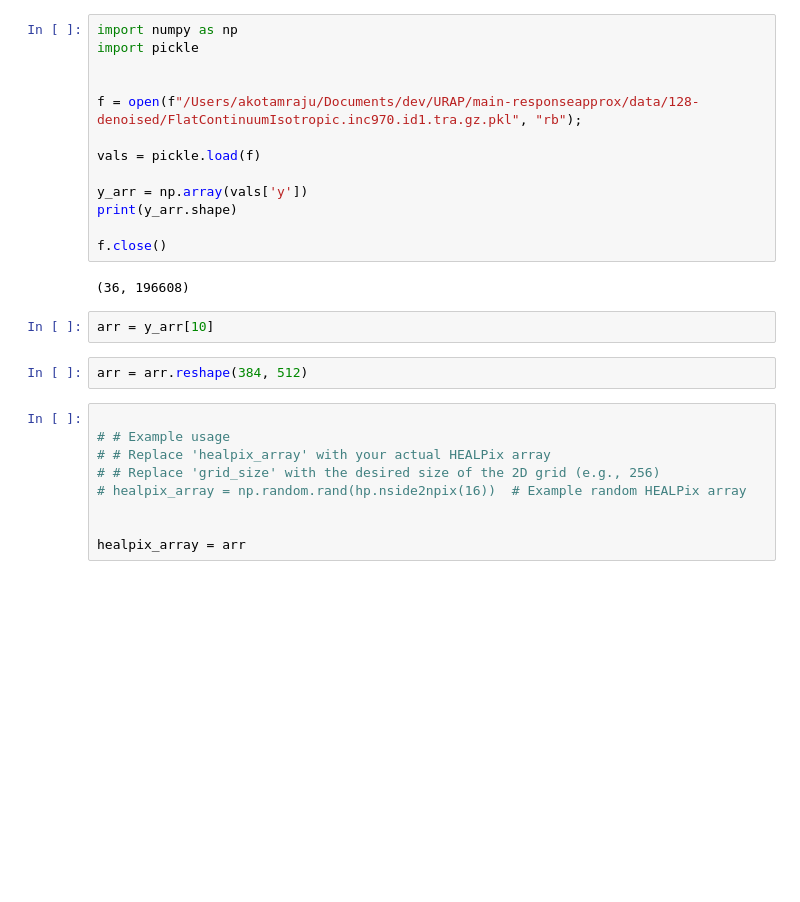
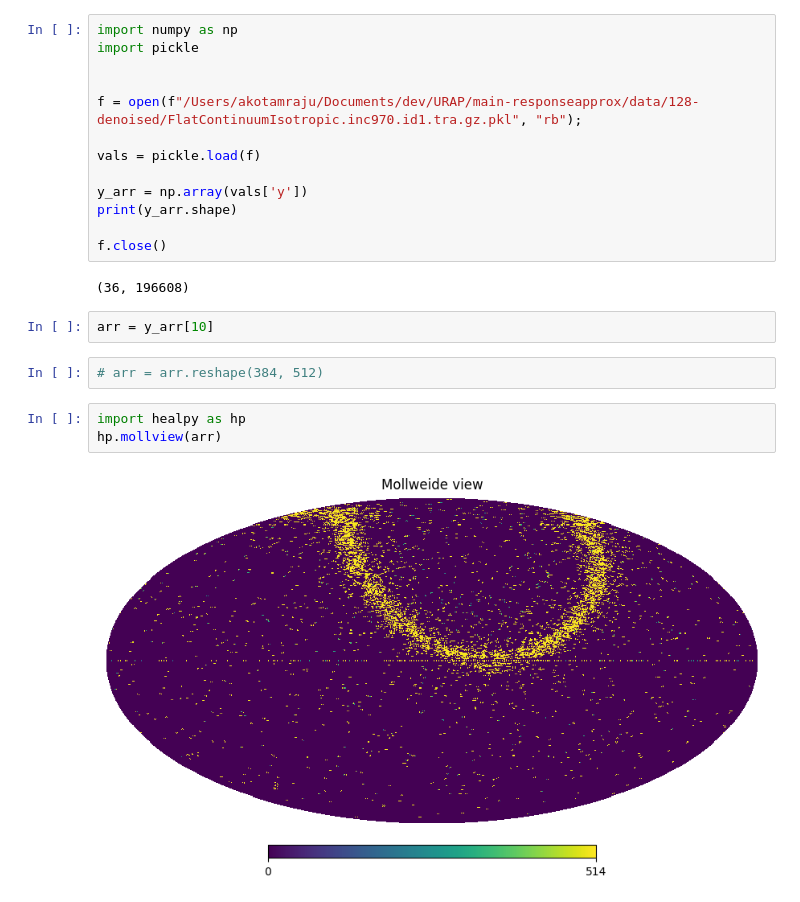
Before and after one commit to zoglauer/nn-response-approximation, a Jupyter notebook: src/notebooks/projection_testing.ipynb, the cells around one changed output. Cells and saved outputs as stored; diff of their text form; blank space fills up the shorter version.

Commit message:
Partially working healpix projection!

```diff
--- a/src/notebooks/projection_testing.ipynb
+++ b/src/notebooks/projection_testing.ipynb
@@ -16,13 +16,9 @@ f.close()
 # %%
 arr = y_arr[10]
 # %%
-arr = arr.reshape(384, 512)
+# arr = arr.reshape(384, 512)
-# %%
-
-# # Example usage
-# # Replace 'healpix_array' with your actual HEALPix array
-# # Replace 'grid_size' with the desired size of the 2D grid (e.g., 256)
-# healpix_array = np.random.rand(hp.nside2npix(16))  # Example random HEALPix array
-
-
-healpix_array = arr
+# %%
+import healpy as hp
+hp.mollview(arr)
+# %% [output]
+[figure, added]
```
Also changed, not shown: parts of 6 cells of this notebook.
